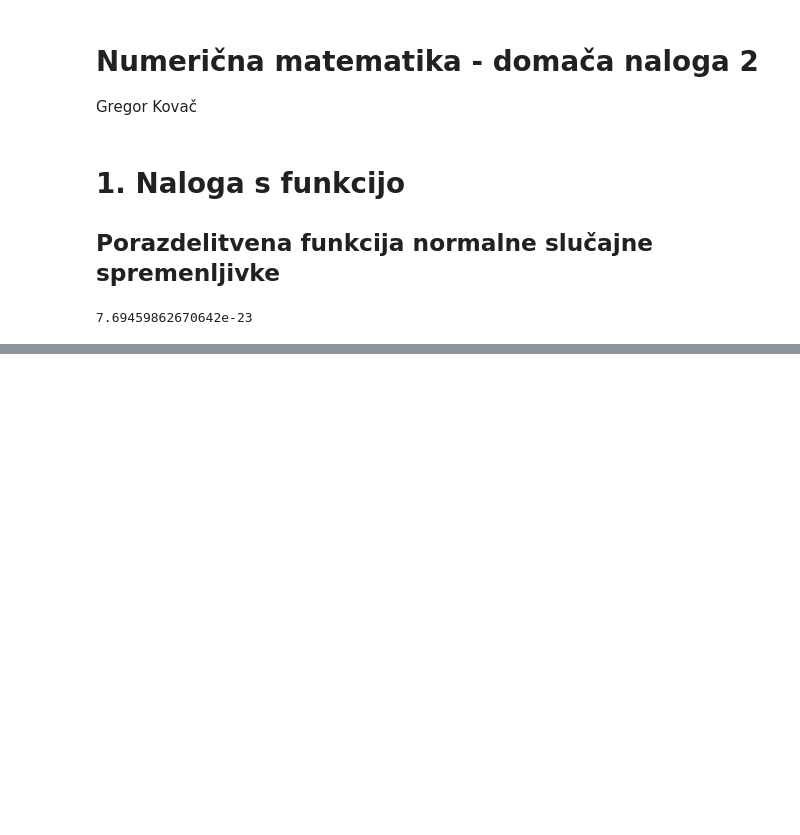
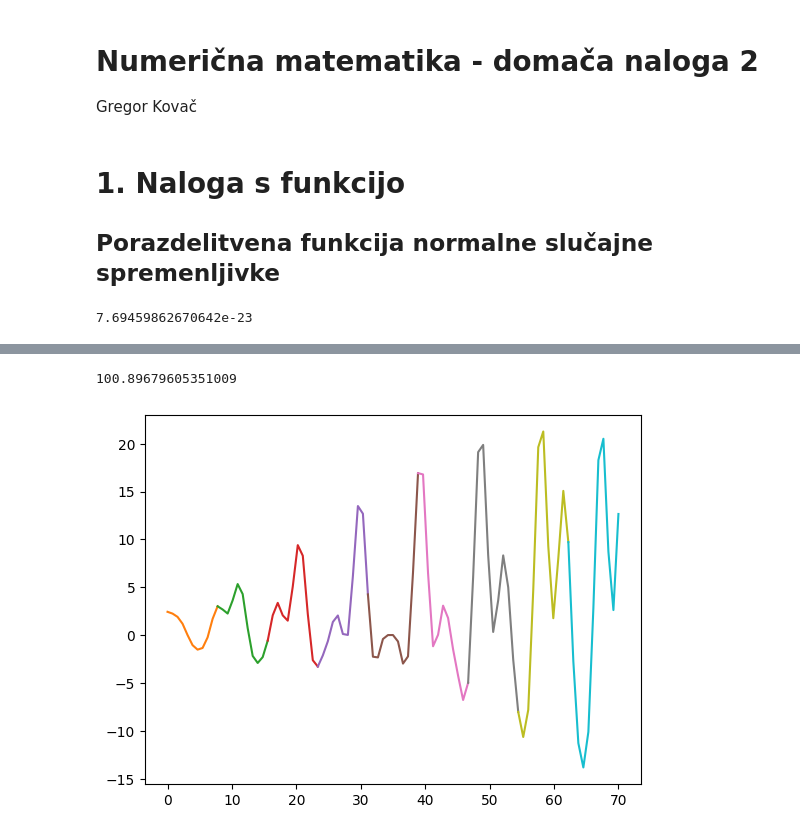
Before and after one commit to gregorkovac/numericna-integracija, a Jupyter notebook: demo.ipynb, the cells around one changed output, grey strips where cells are left out. Drawn from its saved outputs; the diff is of its cells as text; code cells hidden in the pictures; blank space fills up the shorter version.

```diff
--- a/demo.ipynb
+++ b/demo.ipynb
@@ -20,0 +75,5 @@ KeyboardInterrupt:
+# %%
+hipotrohoida(a, b, 70)
+# %% [output]
+100.89679605351009
+[figure, added]
```
Also changed, not shown: parts of 5 cells of this notebook, 1 other file.
